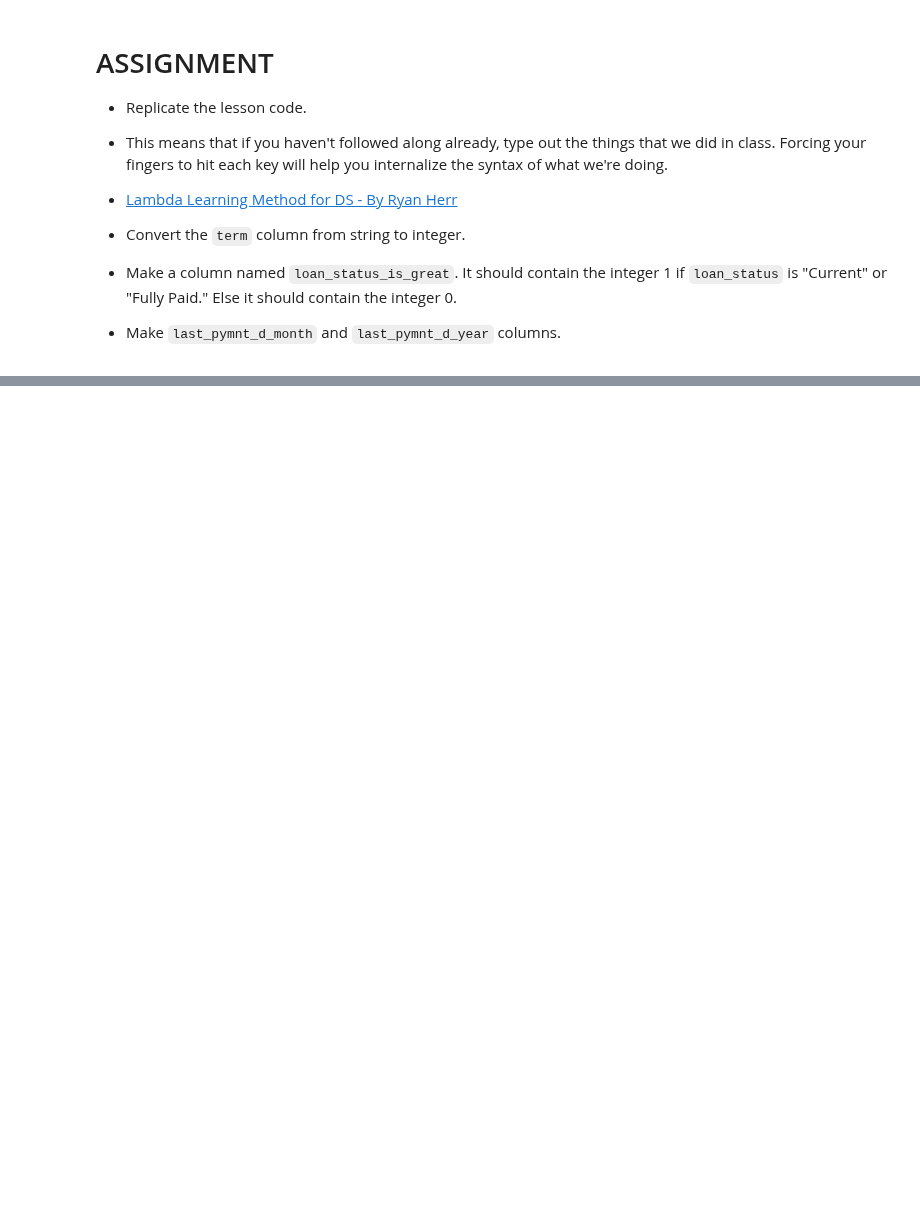
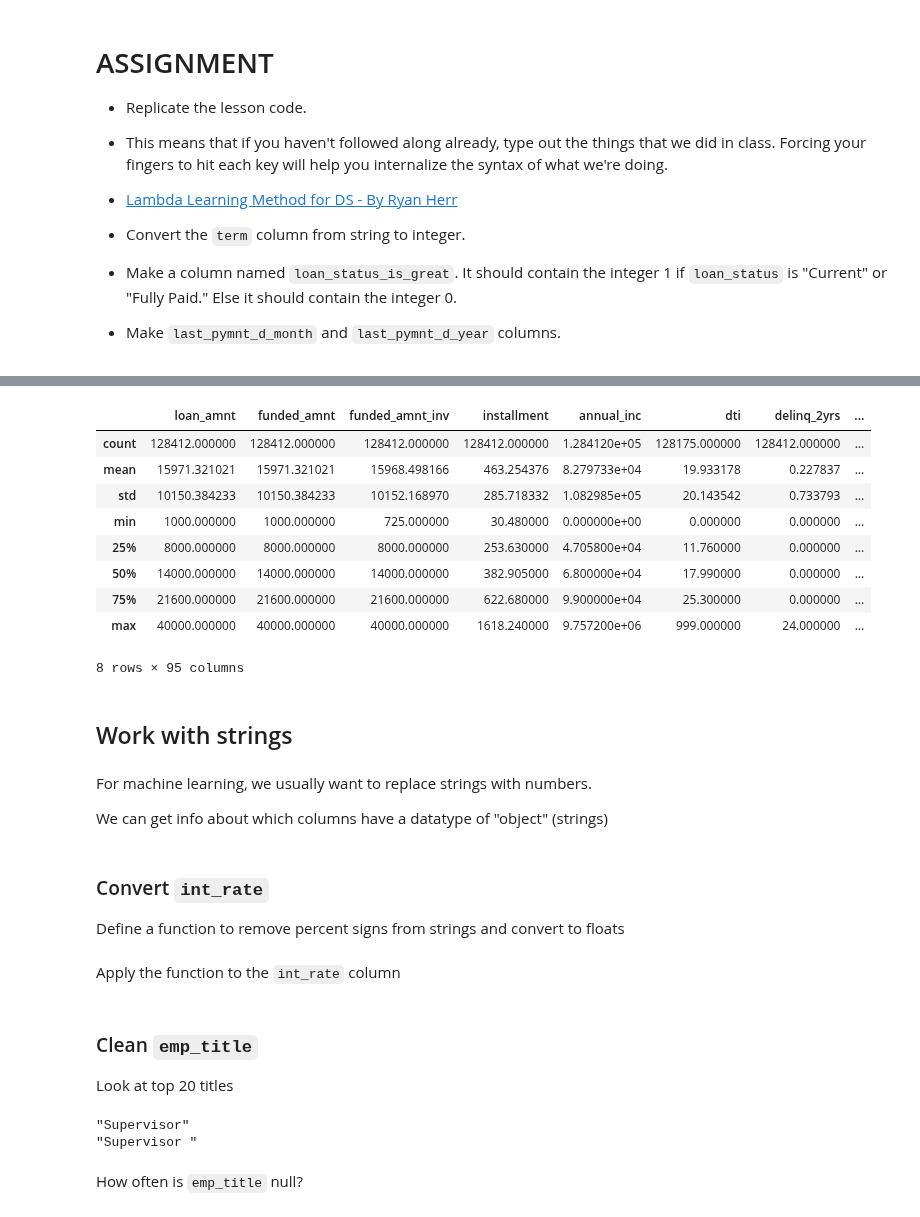
Before and after one commit to bloominstituteoftechnology/DS-Unit-1-Sprint-1-Dealing-With-Data, a Jupyter notebook: module4-makefeatures/LS_DS_114_Make_Features_Assignment.ipynb, the cells around one changed output, grey strips where cells are left out. Saved outputs shown, nothing was run; the diff lists cells and outputs as text; code cells hidden in the pictures; blank space fills up the shorter version.

```diff
--- a/module4-makefeatures/LS_DS_114_Make_Features_Assignment.ipynb
+++ b/module4-makefeatures/LS_DS_114_Make_Features_Assignment.ipynb
@@ -37,0 +165,6 @@ You can uncomment and run the cells below to re-download and extract the Instaca
+# %%
+
+# Keep rows with >= 10 values, and columns with >= 1000
+df_cleaned = df_loans.dropna(axis='columns', thresh=1000).dropna(axis='rows', thresh=10)
+# Our remaining NaNs
+df_cleaned.isna().sum()[df_cleaned.isna().sum()>0]
@@ -37,0 +222,38 @@ You can uncomment and run the cells below to re-download and extract the Instaca
+# %%
+df_cleaned.describe()
+# %% [output]
+|  | loan_amnt | funded_amnt | funded_amnt_inv | installment | annual_inc | dti | delinq_2yrs | ... |
+| count | 128412.000000 | 128412.000000 | 128412.000000 | 128412.000000 | 1.284120e+05 | 128175.000000 | 128412.000000 | ... |
+| mean | 15971.321021 | 15971.321021 | 15968.498166 | 463.254376 | 8.279733e+04 | 19.933178 | 0.227837 | ... |
+| std | 10150.384233 | 10150.384233 | 10152.168970 | 285.718332 | 1.082985e+05 | 20.143542 | 0.733793 | ... |
+| min | 1000.000000 | 1000.000000 | 725.000000 | 30.480000 | 0.000000e+00 | 0.000000 | 0.000000 | ... |
+| 25% | 8000.000000 | 8000.000000 | 8000.000000 | 253.630000 | 4.705800e+04 | 11.760000 | 0.000000 | ... |
+| 50% | 14000.000000 | 14000.000000 | 14000.000000 | 382.905000 | 6.800000e+04 | 17.990000 | 0.000000 | ... |
+| 75% | 21600.000000 | 21600.000000 | 21600.000000 | 622.680000 | 9.900000e+04 | 25.300000 | 0.000000 | ... |
+| max | 40000.000000 | 40000.000000 | 40000.000000 | 1618.240000 | 9.757200e+06 | 999.000000 | 24.000000 | ... |
+8 rows × 95 columns
+# %% [markdown]
+## Work with strings
+# %% [markdown]
+For machine learning, we usually want to replace strings with numbers.
+
+We can get info about which columns have a datatype of "object" (strings)
+# %% [markdown]
+### Convert `int_rate`
+
+Define a function to remove percent signs from strings and convert to floats
+# %% [markdown]
+Apply the function to the `int_rate` column
+# %% [markdown]
+### Clean `emp_title`
+
+Look at top 20 titles
+# %%
+for i in df_cleaned['emp_title'].value_counts(dropna=False).head(20).index.unique():
+  if 'Super' in str(i):
+    print(f'"{i}"')
+# %% [output]
+"Supervisor"
+"Supervisor "
+# %% [markdown]
+How often is `emp_title` null?
```
Also changed, not shown: parts of 30 cells of this notebook.
